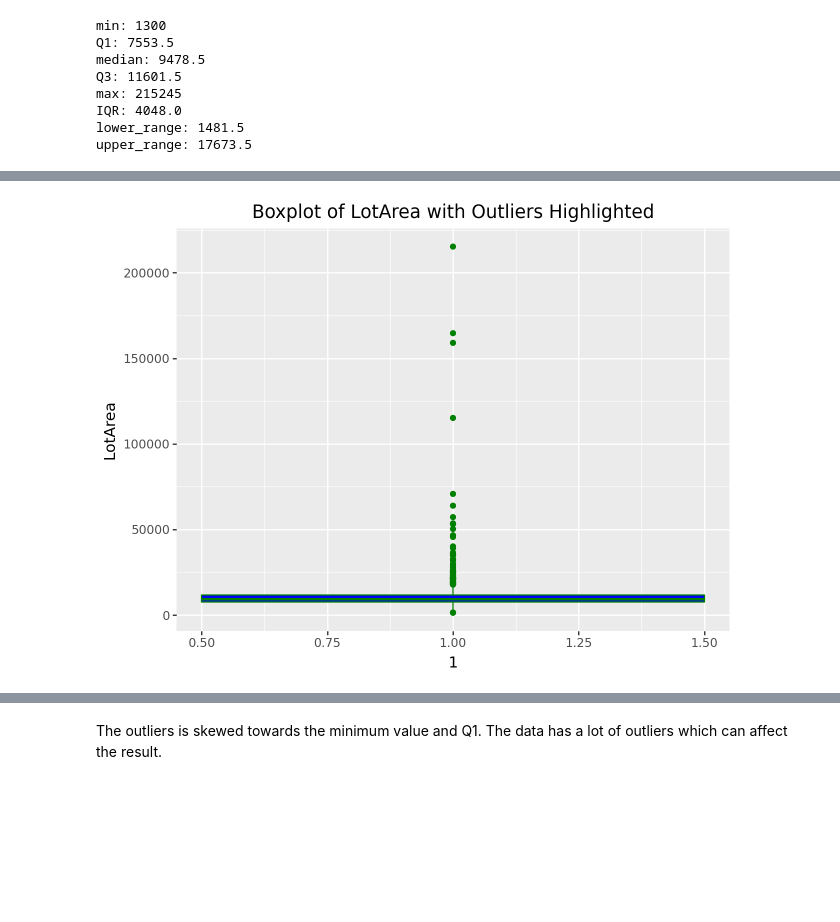
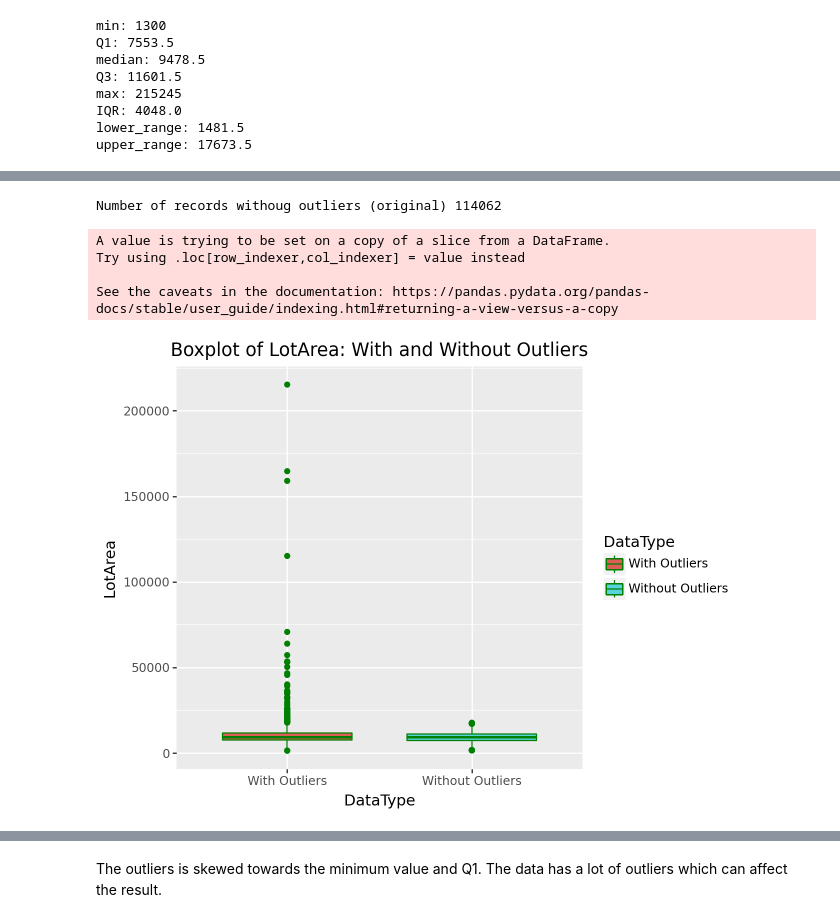
Before and after one commit to frankfurtmacmoses/Clean_for_Outliers, a Jupyter notebook: Assignment_1.ipynb, the cells around one changed output, grey strips where cells are left out. Drawn from its saved outputs; the diff is of its cells as text; code cells hidden in the pictures; blank space fills up the shorter version.

```diff
--- a/Assignment_1.ipynb
+++ b/Assignment_1.ipynb
@@ -146,14 +145,31 @@ from plotnine import ggplot, aes, geom_line,geom_boxplot,ggtitle,geom_point,geom
 ## Convert outliers points to dataframe
 outlier_points = lot_area_series.to_frame()
 
-#plot = ( ggplot(train_sorted,aes(y='LotArea',x=1))+geom_boxplot() + geom_boxplot(width=1))
-plot = (ggplot(train_sorted, aes(y='LotArea', x=1)) +
-        geom_boxplot(fill='blue', color='green', width=1) +  ggtitle('Boxplot of LotArea with Outliers Highlighted'))
+# Dataset without outliers
+no_outlier_house_data = train_sorted[~train_sorted['LotArea'].isin(outlier_points['LotArea'])]
+no_outlier_house_data_count = no_outlier_house_data.size
 
-
-
-plot.show()
+print(f'Number of records withoug outliers (original) {no_outlier_house_data_count}')
 # %% [output]
-[figure, removed]
+Number of records withoug outliers (original) 114062
+# %%
+train_sorted['DataType'] = 'With Outliers'
+no_outlier_house_data['DataType'] = 'Without Outliers'
+
+# Combine both datasets
+combined_data = pd.concat([train_sorted, no_outlier_house_data])
+
+# Create side-by-side boxplots
+plot = (ggplot(combined_data, aes(x='DataType', y='LotArea', fill='DataType')) +
+        geom_boxplot(color='green', width=0.7) +
+        ggtitle('Boxplot of LotArea: With and Without Outliers'))
+
+plot.show()
+# %% [output]
+A value is trying to be set on a copy of a slice from a DataFrame.
+Try using .loc[row_indexer,col_indexer] = value instead
+
+See the caveats in the documentation: https://pandas.pydata.org/pandas-docs/stable/user_guide/indexing.html#returning-a-view-versus-a-copy
+[figure, added]
 # %%
 plot = (ggplot(outlier_points, aes(x='LotArea')) +
```
Also changed, not shown: parts of 5 cells of this notebook.
